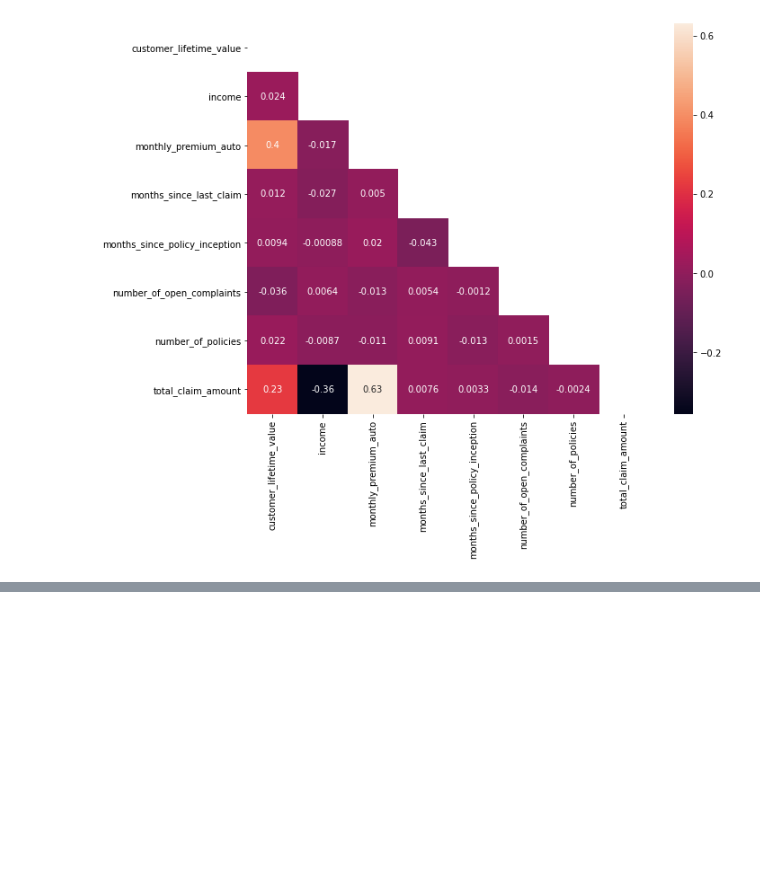
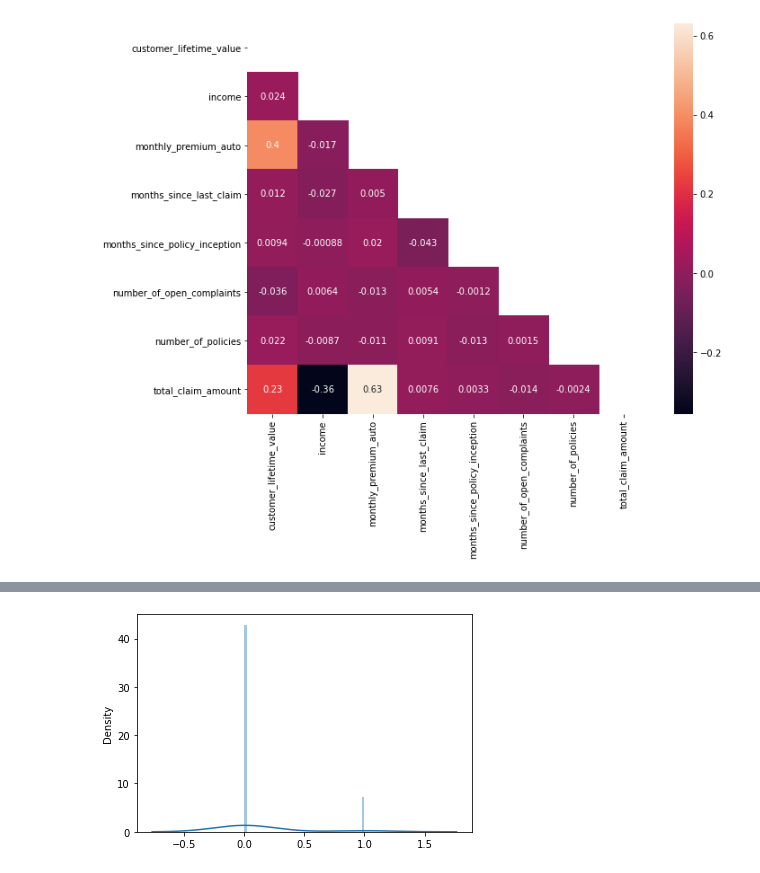
Before and after one commit to mparjcus/IronMarcus, a Jupyter notebook: Lab/CA_Round 2/Lab Customer Analysis Round 2+3+4+5.ipynb, the cells around one changed output, grey strips where cells are left out. Cells and saved outputs as stored; diff of their text form; code cells hidden in the pictures; blank space fills up the shorter version.

```diff
--- a/Lab/CA_Round 2/Lab Customer Analysis Round 2+3.ipynb
+++ b/Lab/CA_Round 2/Lab Customer Analysis Round 2+3+4+5.ipynb
@@ -392,0 +430,14 @@ plt.show()
+# %%
+Y = filelab2['total_claim_amount']
+filelab2 = filelab2.drop(['total_claim_amount'], axis=1)
+# %%
+X_num = filelab2.select_dtypes(include = np.number)
+X_cat = filelab2.select_dtypes(include = np.object)
+# %%
+from sklearn.preprocessing import Normalizer
+
+transformer = Normalizer().fit(X_num)
+
+x_normalized = transformer.transform(X_num)
+
+print(x_normalized.shape)
@@ -392,0 +462,5 @@ plt.show()
+# %%
+sns.distplot(x_normalized[1])
+plt.show()
+# %% [output]
+[figure, added]
```
Also changed, not shown: parts of 15 cells of this notebook, 2 other files.
